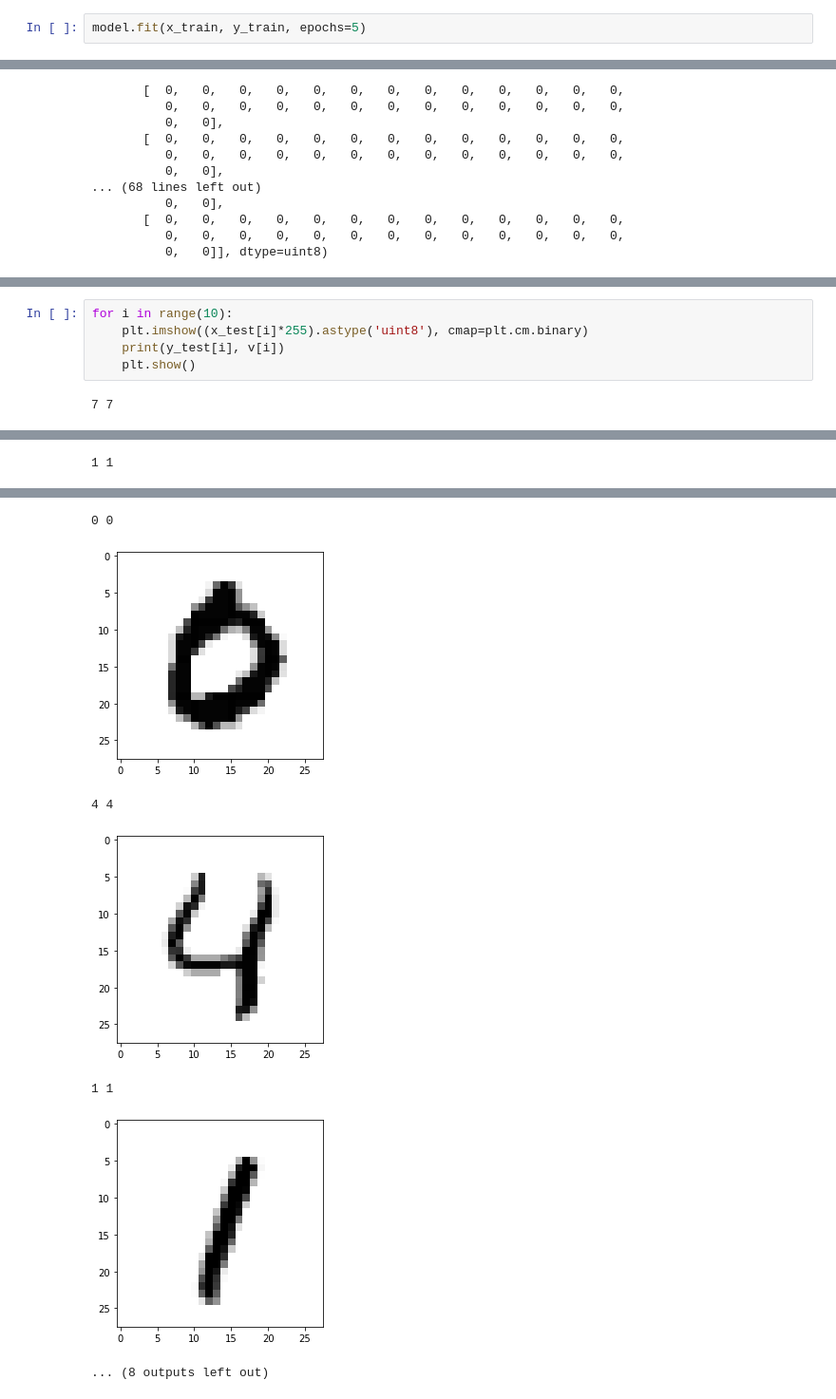
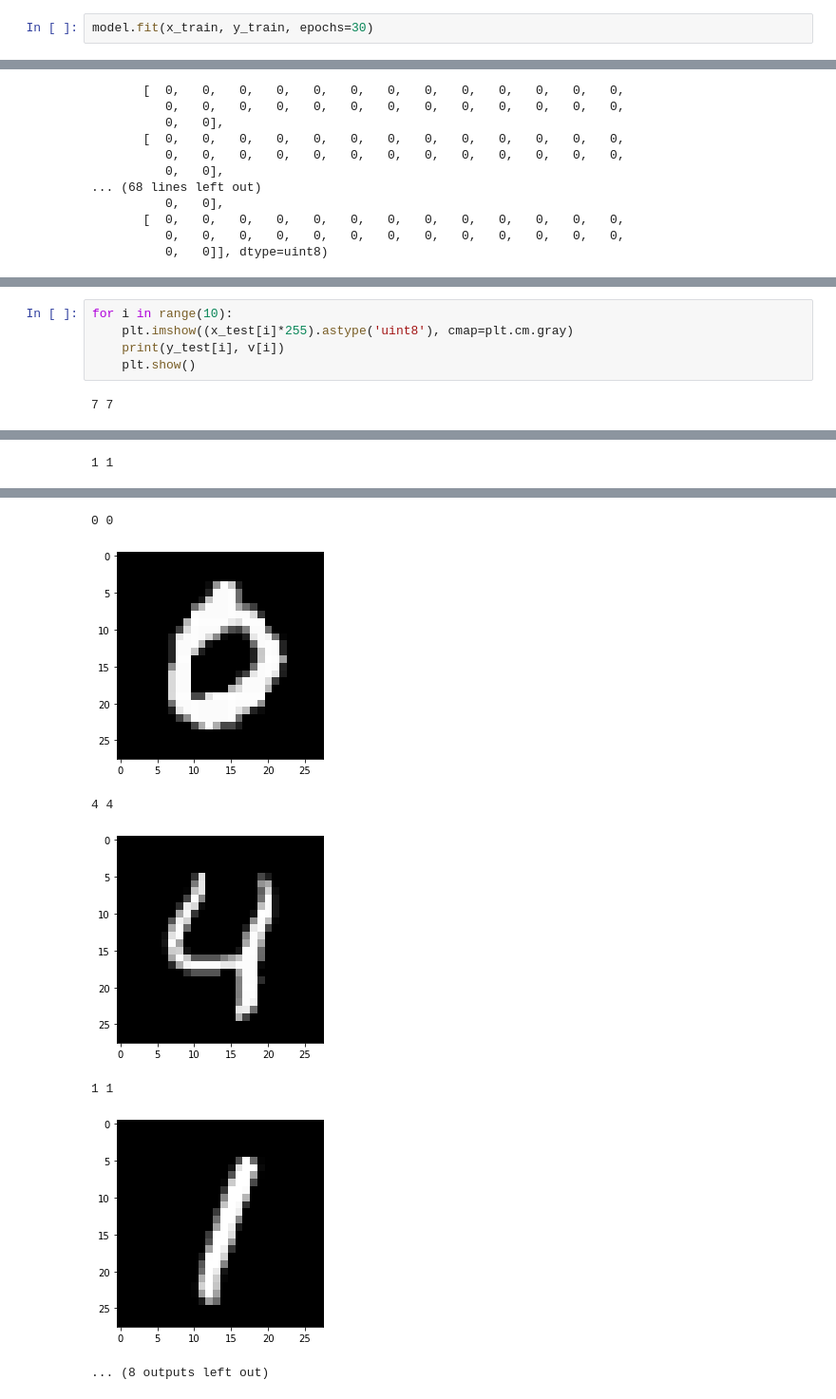
Before and after one commit to hjy1210/tensor-practice, a Jupyter notebook: Beginner.ipynb, the cells around one changed output, grey strips where cells are left out. Shown at 95% size. Drawn from its saved outputs; the diff is of its cells as text.

```diff
--- a/Beginner.ipynb
+++ b/Beginner.ipynb
@@ -38,5 +103,5 @@ model.compile(optimizer='adam',
               loss=loss_fn,
               metrics=['accuracy'])
 # %%
-model.fit(x_train, y_train, epochs=5)
+model.fit(x_train, y_train, epochs=30)
 # %% [output]
@@ -116,6 +217,6 @@ plt.show()
 # %%
 for i in range(10):
-    plt.imshow((x_test[i]*255).astype('uint8'), cmap=plt.cm.binary)
+    plt.imshow((x_test[i]*255).astype('uint8'), cmap=plt.cm.gray)
     print(y_test[i], v[i])
     plt.show()
 # %% [output]
@@ -128,7 +229,7 @@ for i in range(10):
 0 0
-[figure, old version]
+[figure, new version]
 4 4
-[figure, old version]
+[figure, new version]
 1 1
-[figure, old version]
+[figure, new version]
 ... (8 outputs left out)
```
Also changed, not shown: parts of 32 cells of this notebook, 59 other files.
